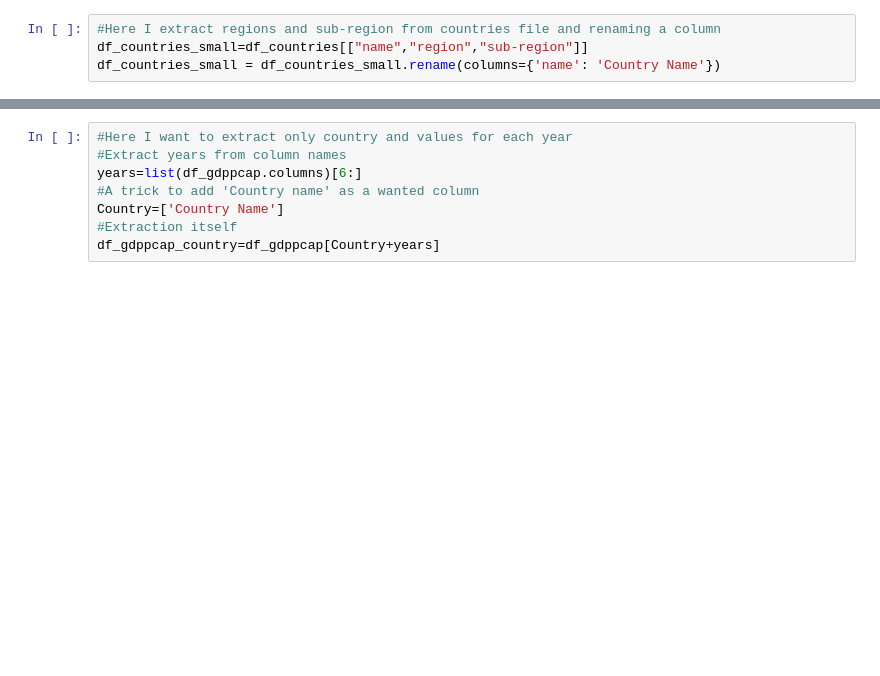
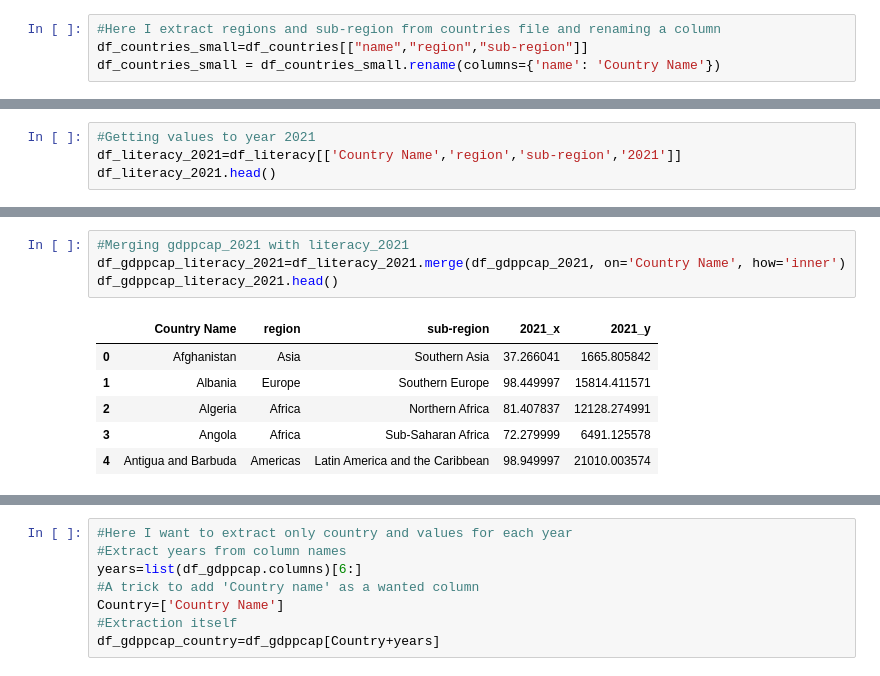
Before and after one commit to varjakm/Andmetehnika_projekt, a Jupyter notebook: projekt.ipynb, the cells around one changed output, grey strips where cells are left out. Saved outputs shown, nothing was run; the diff lists cells and outputs as text; blank space fills up the shorter version.

```diff
--- a/projekt.ipynb
+++ b/projekt.ipynb
@@ -141,0 +157,4 @@ import matplotlib.pyplot as plt
+# %%
+#Getting values to year 2021
+df_literacy_2021=df_literacy[['Country Name','region','sub-region','2021']]
+df_literacy_2021.head()
@@ -141,0 +187,11 @@ import matplotlib.pyplot as plt
+# %%
+#Merging gdppcap_2021 with literacy_2021
+df_gdppcap_literacy_2021=df_literacy_2021.merge(df_gdppcap_2021, on='Country Name', how='inner')
+df_gdppcap_literacy_2021.head()
+# %% [output]
+|  | Country Name | region | sub-region | 2021_x | 2021_y |
+| 0 | Afghanistan | Asia | Southern Asia | 37.266041 | 1665.805842 |
+| 1 | Albania | Europe | Southern Europe | 98.449997 | 15814.411571 |
+| 2 | Algeria | Africa | Northern Africa | 81.407837 | 12128.274991 |
+| 3 | Angola | Africa | Sub-Saharan Africa | 72.279999 | 6491.125578 |
+| 4 | Antigua and Barbuda | Americas | Latin America and the Caribbean | 98.949997 | 21010.003574 |
```
Also changed, not shown: parts of 15 cells of this notebook.
